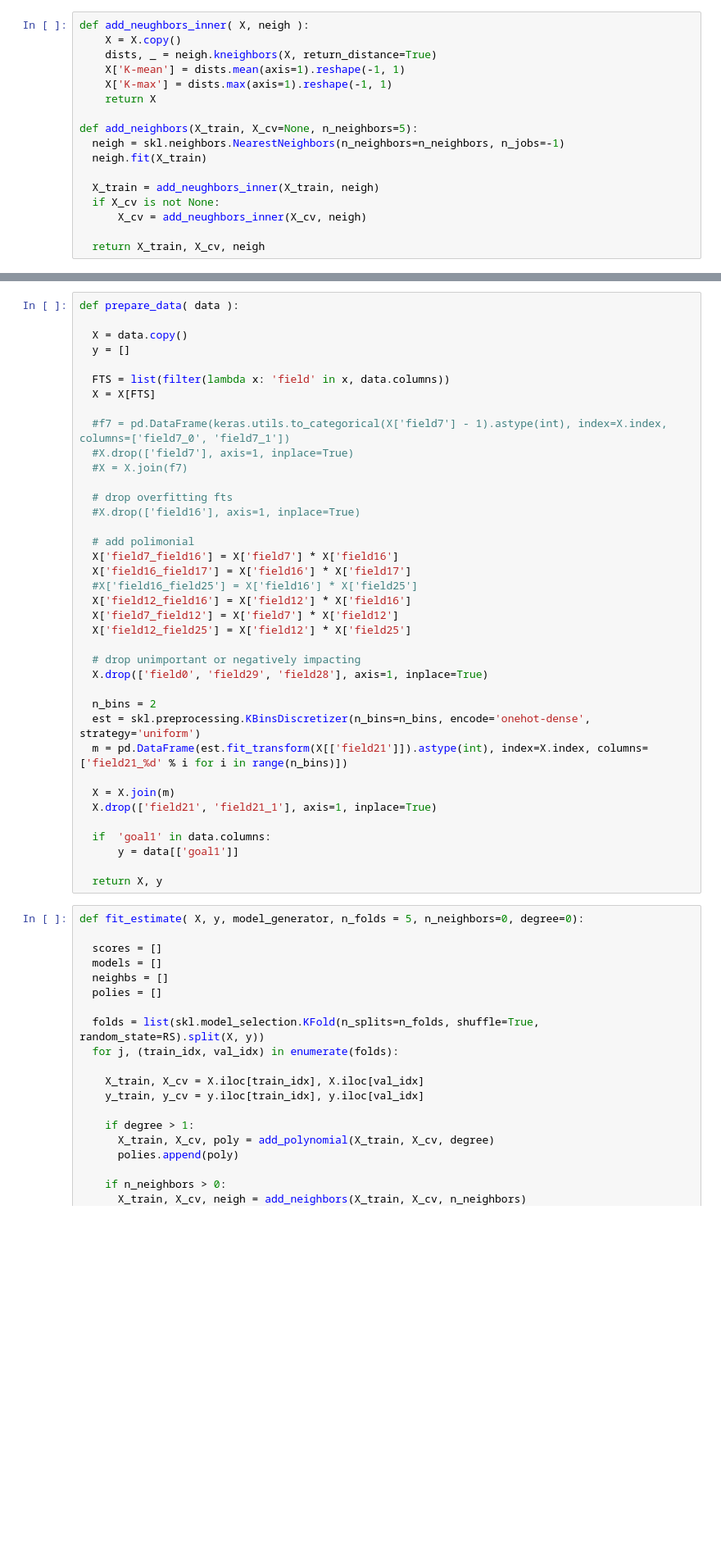
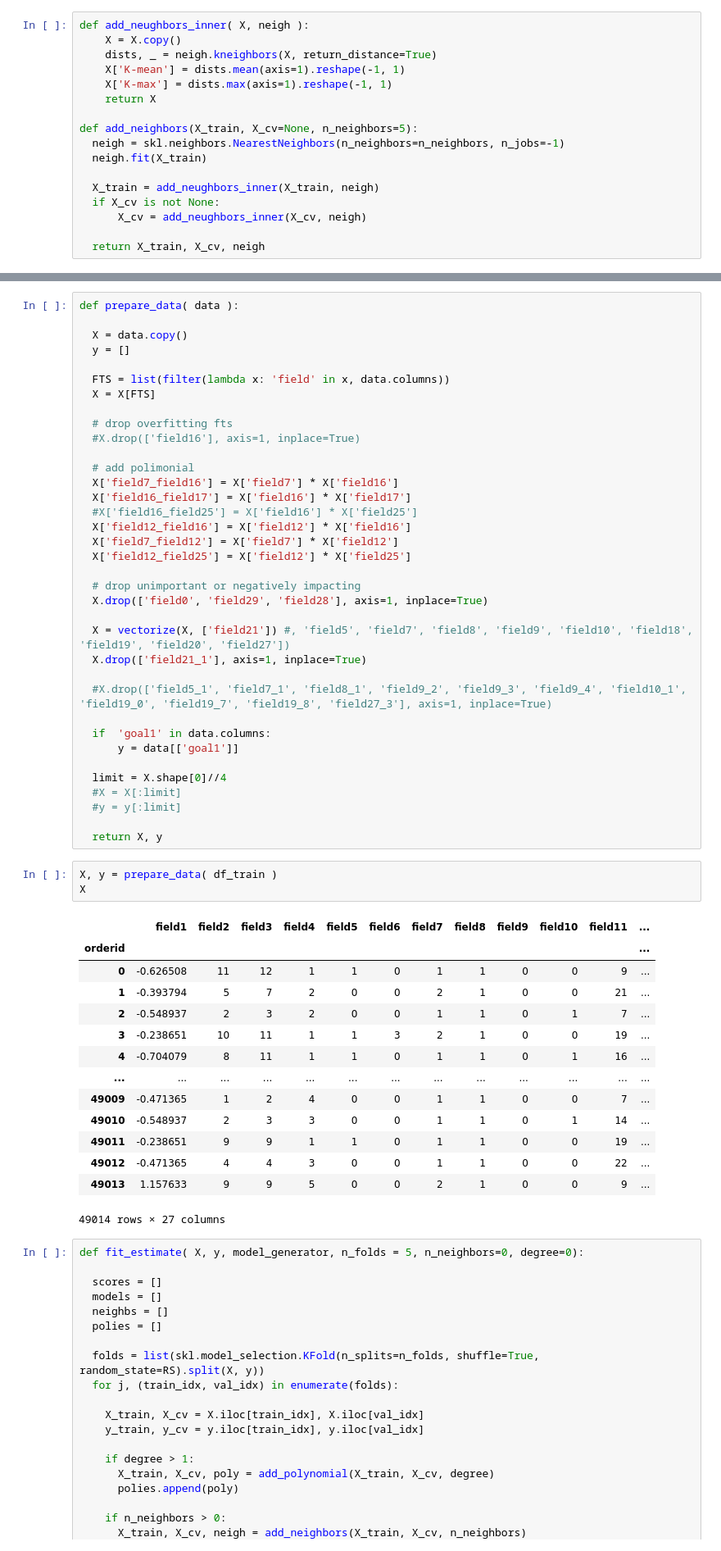
Before and after one commit to andygoosh/OneTwoTrip-Contest, a Jupyter notebook: workinprogress.ipynb, the cells around one changed output, grey strips where cells are left out. Shown at 82% size. Cells and saved outputs as stored; diff of their text form; blank space fills up the shorter version.

```diff
--- a/workinprogress.ipynb
+++ b/workinprogress.ipynb
@@ -124,10 +135,6 @@ def prepare_data( data ):
 
   FTS = list(filter(lambda x: 'field' in x, data.columns))
   X = X[FTS]
-
-  #f7 = pd.DataFrame(keras.utils.to_categorical(X['field7'] - 1).astype(int), index=X.index, columns=['field7_0', 'field7_1'])
-  #X.drop(['field7'], axis=1, inplace=True)
-  #X = X.join(f7)
 
   # drop overfitting fts
   #X.drop(['field16'], axis=1, inplace=True)
@@ -143,17 +150,37 @@ def prepare_data( data ):
   # drop unimportant or negatively impacting
   X.drop(['field0', 'field29', 'field28'], axis=1, inplace=True)
 
-  n_bins = 2
-  est = skl.preprocessing.KBinsDiscretizer(n_bins=n_bins, encode='onehot-dense', strategy='uniform')
-  m = pd.DataFrame(est.fit_transform(X[['field21']]).astype(int), index=X.index, columns=['field21_%d' % i for i in range(n_bins)])
+  X = vectorize(X, ['field21']) #, 'field5', 'field7', 'field8', 'field9', 'field10', 'field18', 'field19', 'field20', 'field27'])
+  X.drop(['field21_1'], axis=1, inplace=True)
 
-  X = X.join(m)
-  X.drop(['field21', 'field21_1'], axis=1, inplace=True)
+  #X.drop(['field5_1', 'field7_1', 'field8_1', 'field9_2', 'field9_3', 'field9_4', 'field10_1', 'field19_0', 'field19_7', 'field19_8', 'field27_3'], axis=1, inplace=True)
 
   if  'goal1' in data.columns:
       y = data[['goal1']]
 
+  limit = X.shape[0]//4
+  #X = X[:limit]
+  #y = y[:limit]
+
   return X, y
+# %%
+X, y = prepare_data( df_train )
+X
+# %% [output]
+|  | field1 | field2 | field3 | field4 | field5 | field6 | field7 | field8 | field9 | field10 | field11 | ... |
+| orderid |  |  |  |  |  |  |  |  |  |  |  | ... |
+| 0 | -0.626508 | 11 | 12 | 1 | 1 | 0 | 1 | 1 | 0 | 0 | 9 | ... |
+| 1 | -0.393794 | 5 | 7 | 2 | 0 | 0 | 2 | 1 | 0 | 0 | 21 | ... |
+| 2 | -0.548937 | 2 | 3 | 2 | 0 | 0 | 1 | 1 | 0 | 1 | 7 | ... |
+| 3 | -0.238651 | 10 | 11 | 1 | 1 | 3 | 2 | 1 | 0 | 0 | 19 | ... |
+| 4 | -0.704079 | 8 | 11 | 1 | 1 | 0 | 1 | 1 | 0 | 1 | 16 | ... |
+| ... | ... | ... | ... | ... | ... | ... | ... | ... | ... | ... | ... | ... |
+| 49009 | -0.471365 | 1 | 2 | 4 | 0 | 0 | 1 | 1 | 0 | 0 | 7 | ... |
+| 49010 | -0.548937 | 2 | 3 | 3 | 0 | 0 | 1 | 1 | 0 | 1 | 14 | ... |
+| 49011 | -0.238651 | 9 | 9 | 1 | 1 | 0 | 1 | 1 | 0 | 0 | 19 | ... |
+| 49012 | -0.471365 | 4 | 4 | 3 | 0 | 0 | 1 | 1 | 0 | 0 | 22 | ... |
+| 49013 | 1.157633 | 9 | 9 | 5 | 0 | 0 | 2 | 1 | 0 | 0 | 9 | ... |
+49014 rows × 27 columns
 # %%
 def fit_estimate( X, y, model_generator, n_folds = 5, n_neighbors=0, degree=0):
 
```
Also changed, not shown: parts of 14 cells of this notebook.
